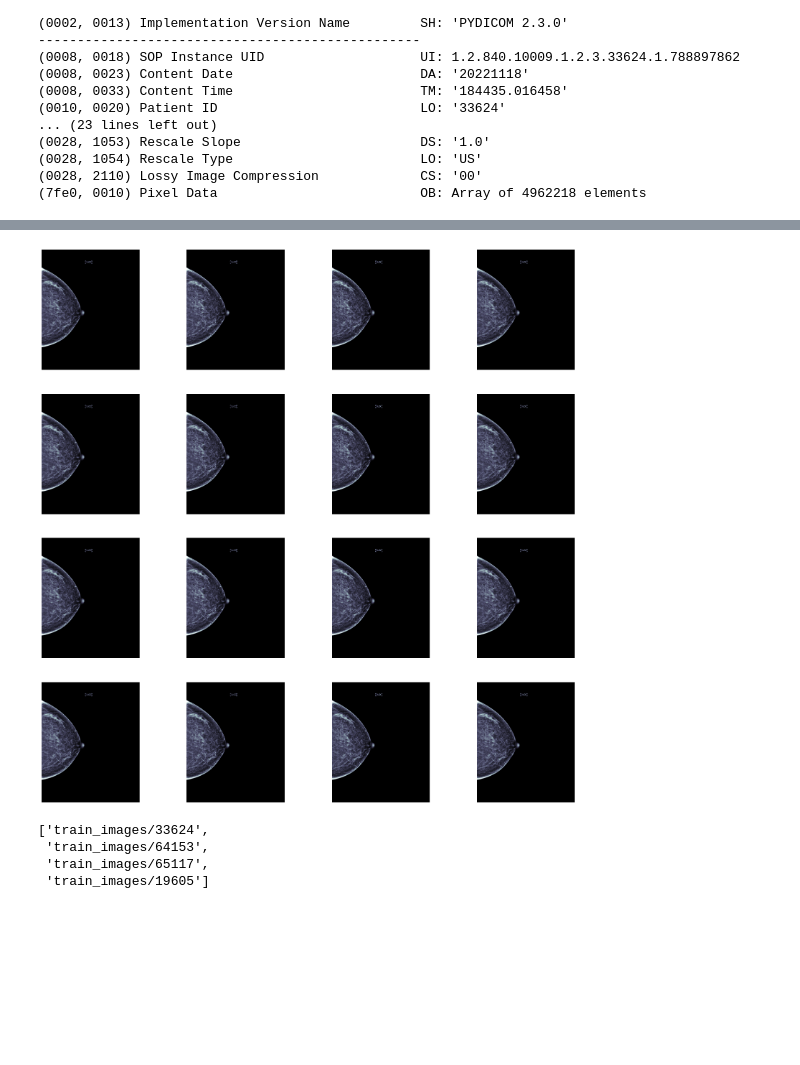
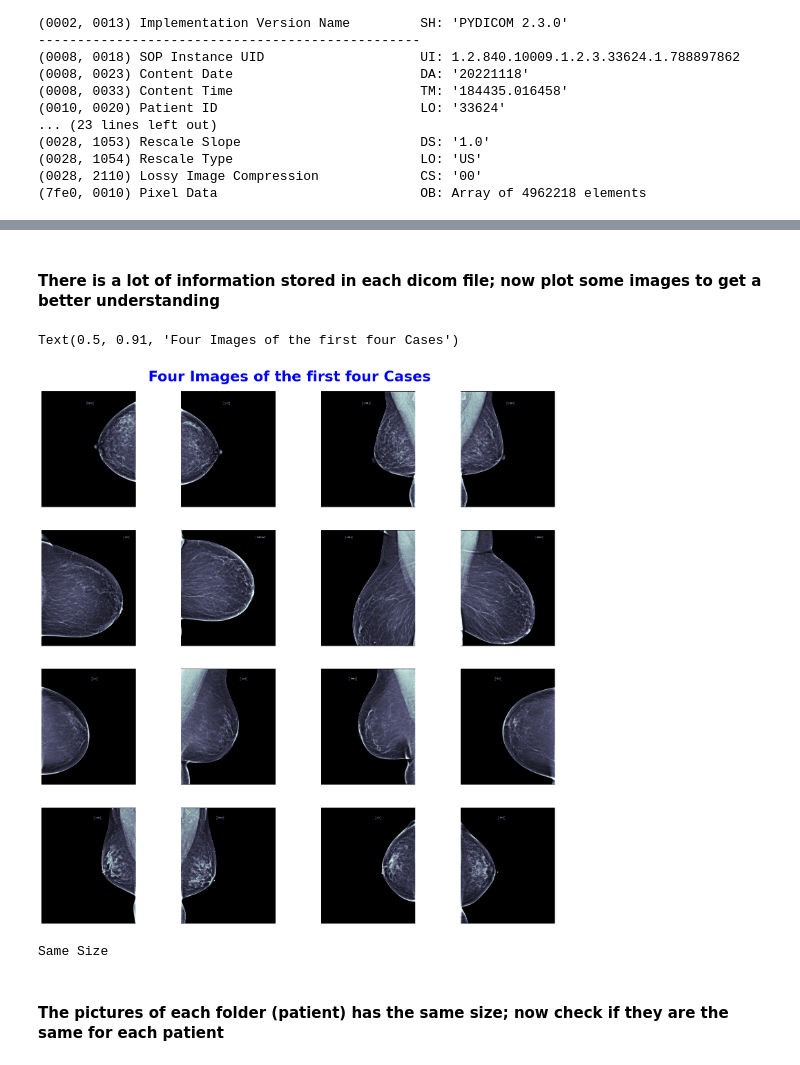
Before and after one commit to Oliver-Busemann/RSNA_Breast_Cancer_Detection, a Jupyter notebook: RSNA_Notebook_1_Data_Exploration.ipynb, the cells around one changed output, grey strips where cells are left out. Saved outputs shown, nothing was run; the diff lists cells and outputs as text; code cells hidden in the pictures; blank space fills up the shorter version.

```diff
--- a/RSNA_Notebook_1_Data_Exploration.ipynb
+++ b/RSNA_Notebook_1_Data_Exploration.ipynb
@@ -193,19 +189,25 @@ plt.show()
+# %% [markdown]
+#### There is a lot of information stored in each dicom file; now plot some images to get a better understanding
 # %%
-fig, ax = plt.subplots(4, 4, figsize=(20, 20))
+fig, ax = plt.subplots(nrows=4, ncols=4, figsize=(20, 20))
 for col in range(4):
     folder = train_files[col]
     files = os.listdir(folder)
     for row in range(4):
         file_path = os.path.join(folder, files[row])
         img = pydicom.dcmread(file_path)
-        ax[row, col].imshow(exp_2.pixel_array, cmap=plt.cm.bone)
-        ax[row, col].axis('off')
+        ax[col, row].imshow(img.pixel_array, cmap='bone')
+        ax[col, row].axis('off')
+fig.suptitle('Four Images of the first four Cases', y=0.91, fontsize=30, fontweight="bold", c='b')
 # %% [output]
+Text(0.5, 0.91, 'Four Images of the first four Cases')
-[figure, old version]
+[figure, new version]
-# %%
-train_files[:4]
-# %% [output]
-['train_images/33624',
- 'train_images/64153',
- 'train_images/65117',
- 'train_images/19605']
+# %%
+exp_files = [exp_1, exp_2, exp_3, exp_4]  # example files of one patient
+exp_files_shape = [exp.pixel_array.shape for exp in exp_files]  # shape of the scans
+if len(set(exp_files_shape)) == 1:
+    print('Same Size')
+# %% [output]
+Same Size
+# %% [markdown]
+#### The pictures of each folder (patient) has the same size; now check if they are the same for each patient
```
Also changed, not shown: parts of 4 cells of this notebook.
